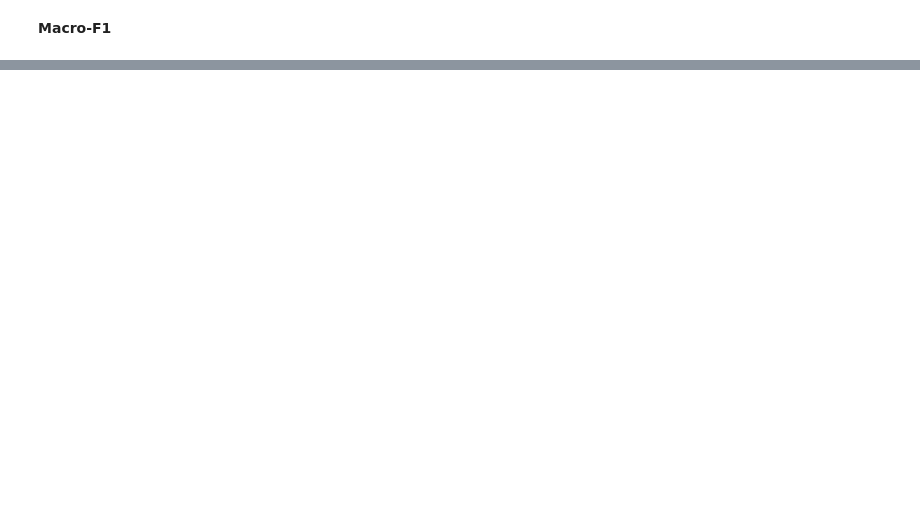
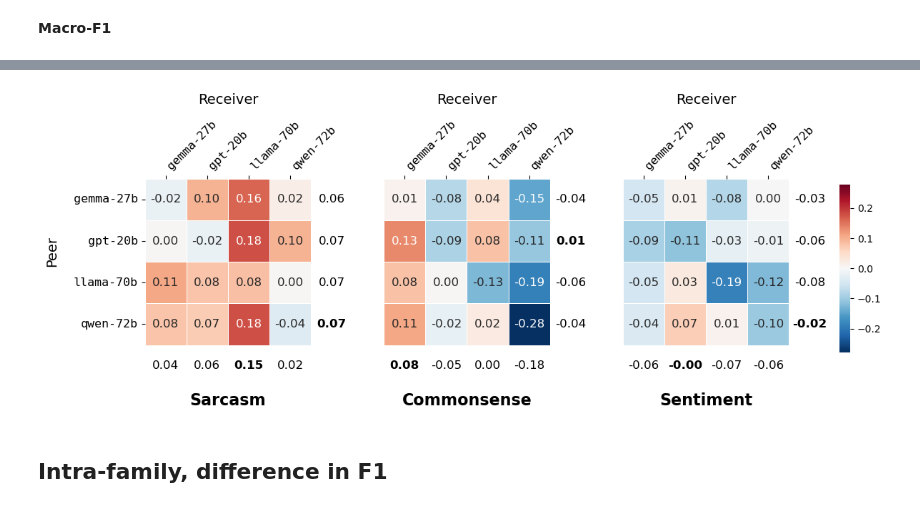
Before and after one commit to fridanl/InfluenceDynamicsMAS, a Jupyter notebook: src/main_results.ipynb, the cells around one changed output, grey strips where cells are left out. Saved outputs shown, nothing was run; the diff lists cells and outputs as text; code cells hidden in the pictures; blank space fills up the shorter version.

Commit message:
changed f1 plots to show diff between rounds

```diff
--- a/src/main_results.ipynb
+++ b/src/main_results.ipynb
@@ -2060,3 +2049,69 @@ plt.savefig("../plots/macro-f1-round2.png", dpi=300, bbox_inches="tight")
+# %%
+def plot_combined_f1_diff(diff_df):
+    fig = plt.figure(figsize=(12, 5))
+
+    grid = gridspec.GridSpec(
+        1, 3,
+        figure=fig,
+        wspace=0.15,
+        left=0.12,
+        right=0.92,
+        top=0.85,
+        bottom=0.10,
+    )
+
+    cbar_ax = fig.add_axes([0.93, 0.28, 0.013, 0.47])
+
+    global CMAP, VMIN, VMAX
+    CMAP = 'RdBu_r'
+    VMIN = f1_diff_df['f1_diff'].min()
+    VMAX = f1_diff_df['f1_diff'].abs().max()
+
+    cbar_drawn = False
+    for col_idx, dataset in enumerate(DATASET_NAMES):
+
+        ax = fig.add_subplot(grid[0, col_idx])
+        df_dataset = diff_df[diff_df['dataset'] == dataset].copy()
+
+        pivot = add_marginals(
+            to_pivot(df_dataset, 'f1_diff', ROW_ORDER, COL_ORDER)
+        )
+
+        show_ylabel = (col_idx == 0)
+        show_cbar   = not cbar_drawn
+
+        draw_heatmap(
+            ax, pivot,
+            show_ylabel=show_ylabel,
+            show_cbar=show_cbar,
+            cbar_ax=cbar_ax if show_cbar else None,
+            pos_delta=True,   # bolds the marginal with the largest F1 gain
+        )
+
+        if show_cbar:
+            cbar_drawn = True
+
+        ax.set_title(
+            dataset.capitalize(),
+            fontweight='bold', fontsize=16,
+            pad=2, x=0.4, y=-0.1
+        )
+
+    fig.subplots_adjust(wspace=0.15)
+
+
+LARGE_MODELS = ['llama-70b', 'gemma-27b', 'qwen-72b', 'gpt-20b']
+ROW_ORDER = sorted(LARGE_MODELS)
+COL_ORDER = sorted(LARGE_MODELS)
+DATASET_NAMES = ['sarcasm', 'commonsense', 'sentiment']
+
+plot_combined_f1_diff(f1_diff_df)
+plt.savefig("../plots/f1-diff-round2-minus-round1.png", dpi=300, bbox_inches="tight")
+plt.show()
+# %% [output]
+[figure, added]
+# %% [markdown]
+## Intra-family, difference in F1
 # %%
 PAIRS = [['gemma-27b','gemma-4b'], ['llama-70b','llama-8b'], ['qwen-72b', 'qwen-7b']]
 ROW_ORDER = PAIRS
```
Also changed, not shown: parts of 11 cells of this notebook, 2 other files.
